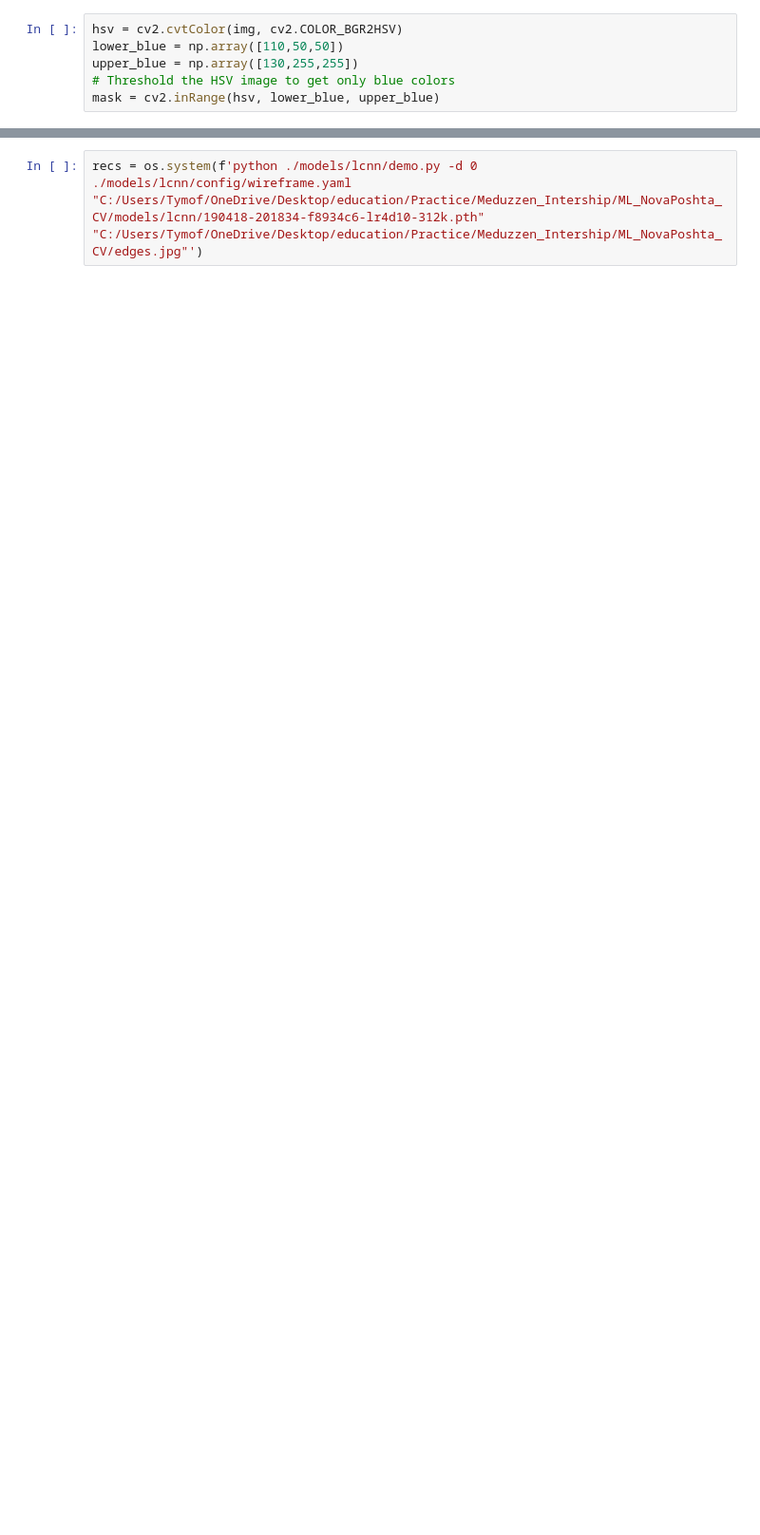
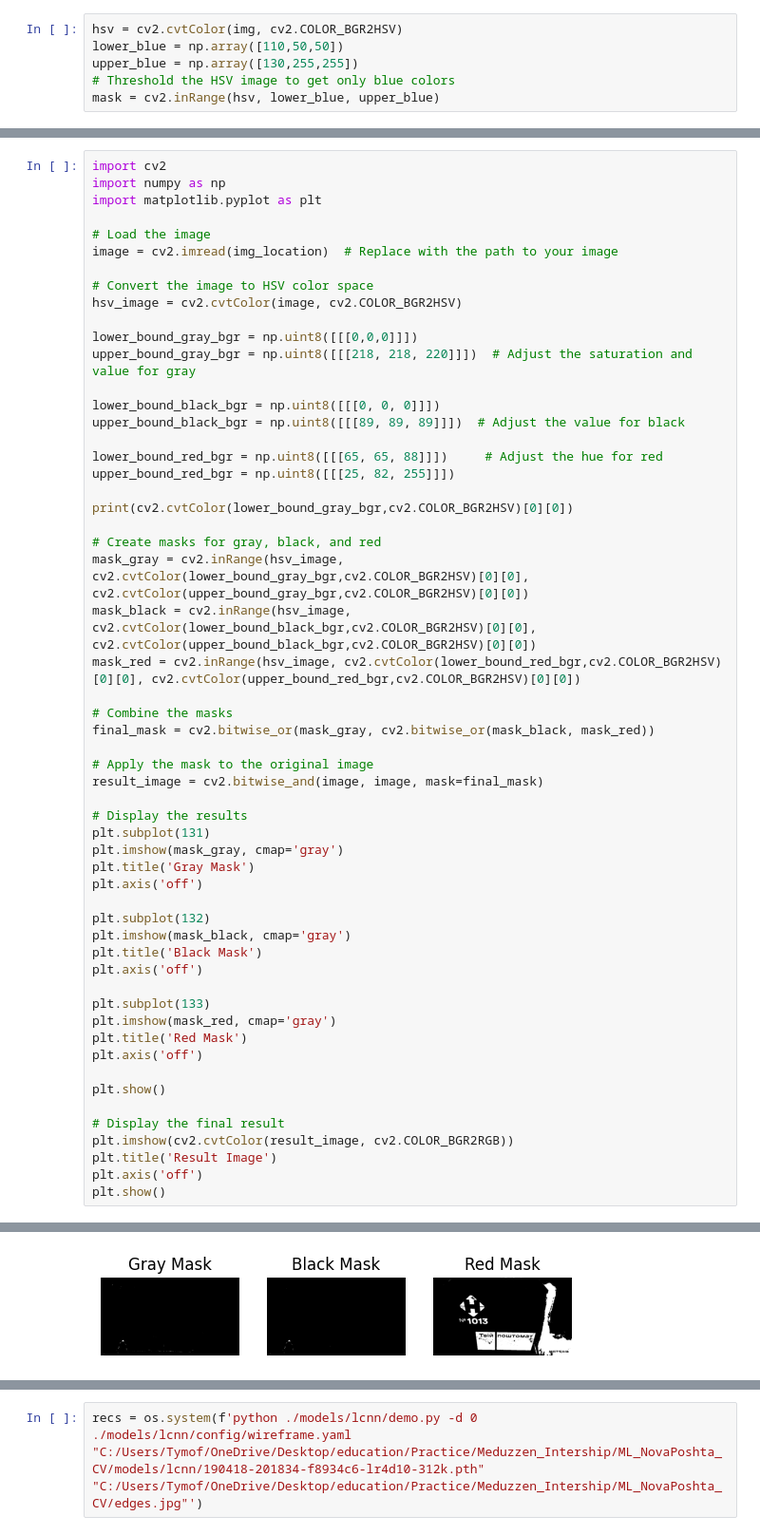
Before and after one commit to TimofiyJ/Meduzzen_Intership, a Jupyter notebook: ML_NovaPoshta_CV/experiments2.ipynb, the cells around one changed output, grey strips where cells are left out. Shown at 95% size. Drawn from its saved outputs; the diff is of its cells as text; blank space fills up the shorter version.

```diff
--- a/ML_NovaPoshta_CV/experiments2.ipynb
+++ b/ML_NovaPoshta_CV/experiments2.ipynb
@@ -113,0 +119,57 @@ plt.imshow(largest_component_mask, cmap='gray')
+# %%
+import cv2
+import numpy as np
+import matplotlib.pyplot as plt
+
+# Load the image
+image = cv2.imread(img_location)  # Replace with the path to your image
+
+# Convert the image to HSV color space
+hsv_image = cv2.cvtColor(image, cv2.COLOR_BGR2HSV)
+
+lower_bound_gray_bgr = np.uint8([[[0,0,0]]])
+upper_bound_gray_bgr = np.uint8([[[218, 218, 220]]])  # Adjust the saturation and value for gray
+
+lower_bound_black_bgr = np.uint8([[[0, 0, 0]]])
+upper_bound_black_bgr = np.uint8([[[89, 89, 89]]])  # Adjust the value for black
+
+lower_bound_red_bgr = np.uint8([[[65, 65, 88]]])     # Adjust the hue for red
+upper_bound_red_bgr = np.uint8([[[25, 82, 255]]])
+
+print(cv2.cvtColor(lower_bound_gray_bgr,cv2.COLOR_BGR2HSV)[0][0])
+
+# Create masks for gray, black, and red
+mask_gray = cv2.inRange(hsv_image, cv2.cvtColor(lower_bound_gray_bgr,cv2.COLOR_BGR2HSV)[0][0], cv2.cvtColor(upper_bound_gray_bgr,cv2.COLOR_BGR2HSV)[0][0])
+mask_black = cv2.inRange(hsv_image, cv2.cvtColor(lower_bound_black_bgr,cv2.COLOR_BGR2HSV)[0][0], cv2.cvtColor(upper_bound_black_bgr,cv2.COLOR_BGR2HSV)[0][0])
+mask_red = cv2.inRange(hsv_image, cv2.cvtColor(lower_bound_red_bgr,cv2.COLOR_BGR2HSV)[0][0], cv2.cvtColor(upper_bound_red_bgr,cv2.COLOR_BGR2HSV)[0][0])
+
+# Combine the masks
+final_mask = cv2.bitwise_or(mask_gray, cv2.bitwise_or(mask_black, mask_red))
+
+# Apply the mask to the original image
+result_image = cv2.bitwise_and(image, image, mask=final_mask)
+
+# Display the results
+plt.subplot(131)
+plt.imshow(mask_gray, cmap='gray')
+plt.title('Gray Mask')
+plt.axis('off')
+
+plt.subplot(132)
+plt.imshow(mask_black, cmap='gray')
+plt.title('Black Mask')
+plt.axis('off')
+
+plt.subplot(133)
+plt.imshow(mask_red, cmap='gray')
+plt.title('Red Mask')
+plt.axis('off')
+
+plt.show()
+
+# Display the final result
+plt.imshow(cv2.cvtColor(result_image, cv2.COLOR_BGR2RGB))
+plt.title('Result Image')
+plt.axis('off')
+plt.show()
+# %% [output]
@@ -113,0 +177 @@ plt.imshow(largest_component_mask, cmap='gray')
+[figure, added]
```
Also changed, not shown: parts of 12 cells of this notebook, 58 other files.
